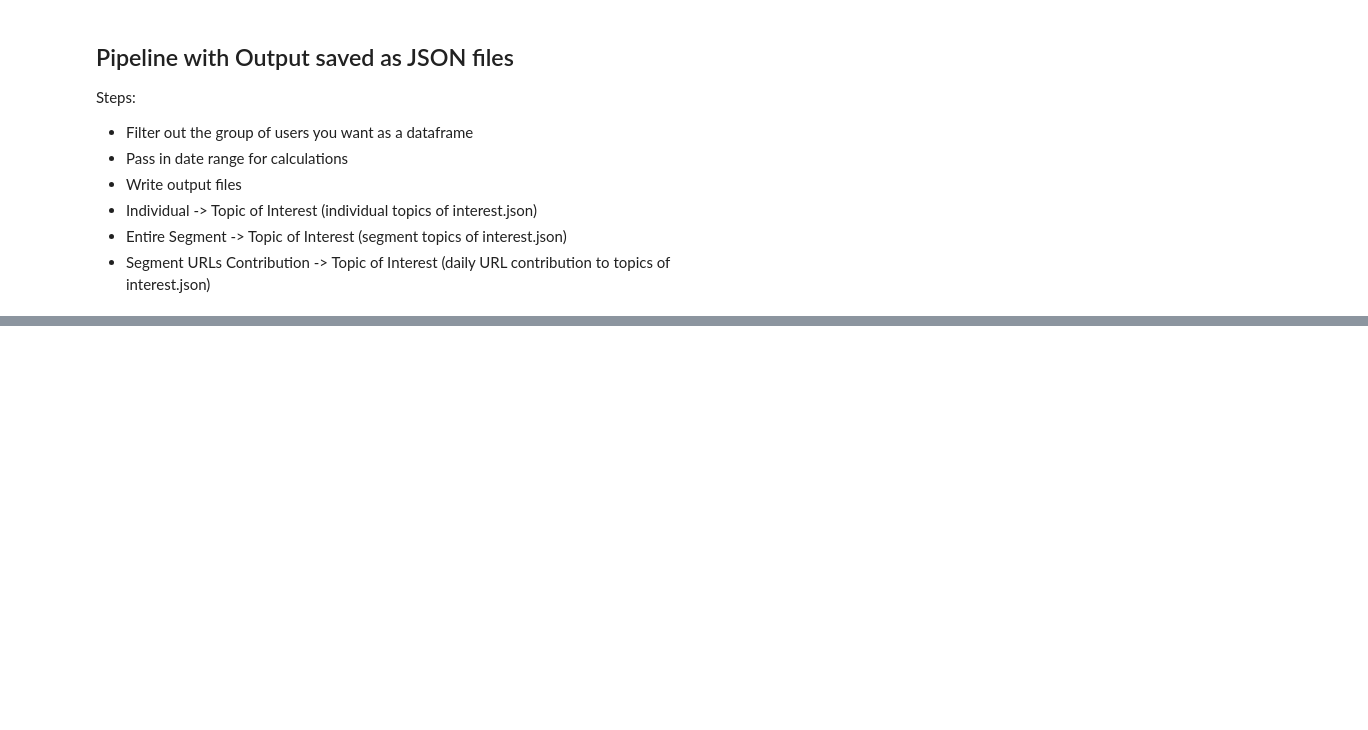
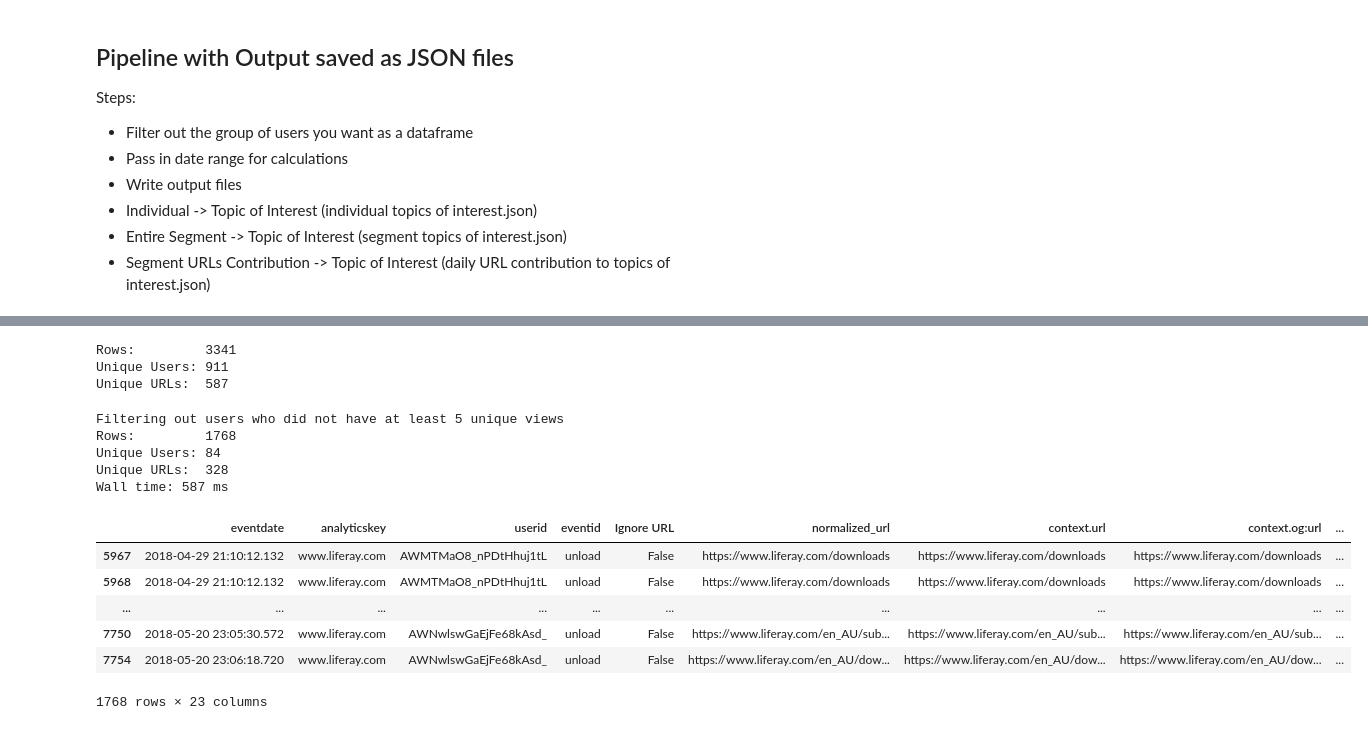
Before and after one commit to hhuijser/com-liferay-osb-pulpo-engine-contacts-deployment-private, a Jupyter notebook: osb-pulpo-jobs-interests/src/main/jupyter/interests.ipynb, the cells around one changed output, grey strips where cells are left out. Drawn from its saved outputs; the diff is of its cells as text; code cells hidden in the pictures; blank space fills up the shorter version.

```diff
--- a/osb-pulpo-jobs-interests/src/main/jupyter/interests.ipynb
+++ b/osb-pulpo-jobs-interests/src/main/jupyter/interests.ipynb
@@ -1623,0 +1679,28 @@ calculate_inverse_document_frequency(temp_user_df, temp_df)
+# %%
+%%time
+
+MINIMUM_VIEWING_TIME_CONSIDERED = 10000
+
+start_date = START_DATE_DATETIME
+end_date = END_DATE_DATETIME
+#start_date = datetime(2018, 4, 1)
+#end_date = datetime(2018, 5, 1)
+
+printUsefulUserDfInformation(clean_df)
+
+print("\nFiltering out Ignore URLs")
+global_df = clean_df[(~clean_df['Ignore URL'])]
+printUsefulUserDfInformation(global_df)
+
+print("\nFiltering out views not exceeding {}ms".format(MINIMUM_VIEWING_TIME_CONSIDERED))
+global_df = global_df[global_df['eventproperties.viewDuration'] >= MINIMUM_VIEWING_TIME_CONSIDERED]
+printUsefulUserDfInformation(global_df)
+
+print("\nFiltering out views not within time range")
+print((start_date - INTEREST_CALCULATION_WINDOW_TIMEDELTA))
+print(end_date + timedelta(days=1))
+global_df = global_df[(global_df['eventdate'] >= (start_date - INTEREST_CALCULATION_WINDOW_TIMEDELTA))
+                  & (global_df['eventdate'] <= (end_date + timedelta(days=1)))]
+printUsefulUserDfInformation(global_df)
+
+global_df = global_df.sort_values(by='eventdate')
@@ -1624,3 +1725,34 @@ calculate_inverse_document_frequency(temp_user_df, temp_df)
+# %%
+# Filter
+printUsefulUserDfInformation(global_df)
+user_df = global_df.copy()
+# %% [output]
+Rows:         3341
+Unique Users: 911
+Unique URLs:  587
+# %%
+%%time
+
+print("Filtering out users who did not have at least 5 unique views")
+user_df = user_df.groupby('userid').filter(lambda x: len(x) > 5)
+printUsefulUserDfInformation(user_df)
+# %% [output]
+Filtering out users who did not have at least 5 unique views
+Rows:         1768
+Unique Users: 84
+Unique URLs:  328
+Wall time: 587 ms
+# %%
+with pd.option_context('display.max_rows', 5, 'display.max_columns', None, 'display.max_colwidth', 50):
+    display(user_df)
+# %% [output]
+|  | eventdate | analyticskey | userid | eventid | Ignore URL | normalized_url | context.url | context.og:url | ... |
+| 5967 | 2018-04-29 21:10:12.132 | www.liferay.com | AWMTMaO8_nPDtHhuj1tL | unload | False | https://www.liferay.com/downloads | https://www.liferay.com/downloads | https://www.liferay.com/downloads | ... |
+| 5968 | 2018-04-29 21:10:12.132 | www.liferay.com | AWMTMaO8_nPDtHhuj1tL | unload | False | https://www.liferay.com/downloads | https://www.liferay.com/downloads | https://www.liferay.com/downloads | ... |
+| ... | ... | ... | ... | ... | ... | ... | ... | ... | ... |
+| 7750 | 2018-05-20 23:05:30.572 | www.liferay.com | AWNwlswGaEjFe68kAsd_ | unload | False | https://www.liferay.com/en_AU/sub... | https://www.liferay.com/en_AU/sub... | https://www.liferay.com/en_AU/sub... | ... |
+| 7754 | 2018-05-20 23:06:18.720 | www.liferay.com | AWNwlswGaEjFe68kAsd_ | unload | False | https://www.liferay.com/en_AU/dow... | https://www.liferay.com/en_AU/dow... | https://www.liferay.com/en_AU/dow... | ... |
+1768 rows × 23 columns
 # %%
 %%time
 print("Calculating all Individual User's Info")
```
Also changed, not shown: parts of 36 cells of this notebook, 3 other files.
